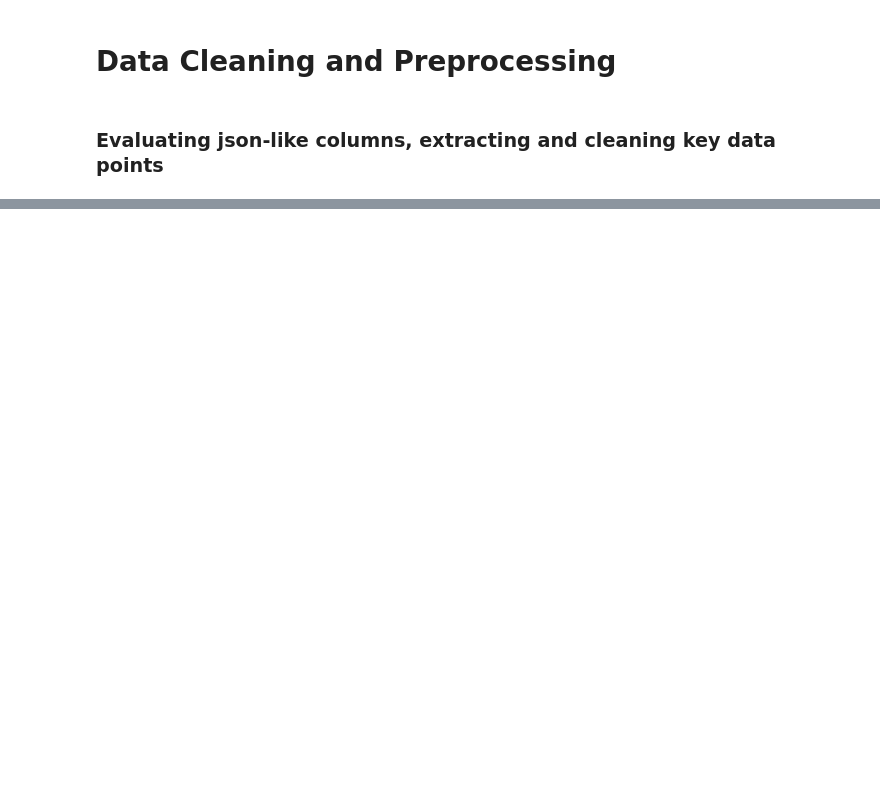
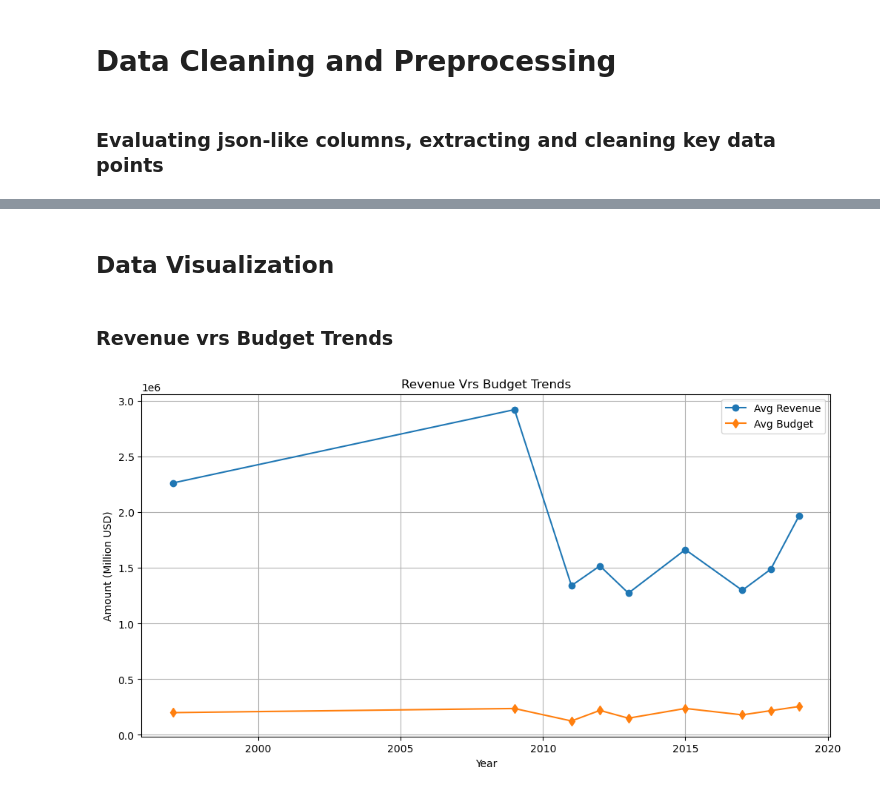
Before and after one commit to GEssuman/data-engineering-labs, a Jupyter notebook: lab.ipynb, the cells around one changed output, grey strips where cells are left out. Saved outputs shown, nothing was run; the diff lists cells and outputs as text; code cells hidden in the pictures; blank space fills up the shorter version.

Commit message:
impemented kpi and aded visualization

```diff
--- a/lab.ipynb
+++ b/lab.ipynb
@@ -229,0 +411,25 @@ reordered_df.show()
+# %% [markdown]
+## Data Visualization
+# %% [markdown]
+### Revenue vrs Budget Trends
+# %%
+
+
+#groupong by year
+reordered_df_yearly =reordered_df.withColumn('year', F.year('release_date'))
+df_grouped_by_year = reordered_df_yearly.groupby('year').agg(
+    F.mean('revenue_musd').alias('average_revenue_musd'),
+    F.mean('budget_musd').alias('average_budget_musd')
+)
+
+fig, ax = plt.subplots(figsize=(12, 6))
+df_grouped_by_year = df_grouped_by_year.toPandas().sort_values('year')
+ax.plot(df_grouped_by_year['year'], df_grouped_by_year['average_revenue_musd'], label='Avg Revenue', marker='o')
+ax.plot(df_grouped_by_year['year'], df_grouped_by_year['average_budget_musd'], label='Avg Budget', marker='d')
+ax.set_ylabel('Amount (Million USD)')
+ax.set_xlabel('Year')
+ax.set_title('Revenue Vrs Budget Trends')
+ax.legend()
+ax.grid(True)
+# %% [output]
+[figure, added]
```
Also changed, not shown: parts of 23 cells of this notebook, 33 other files.
